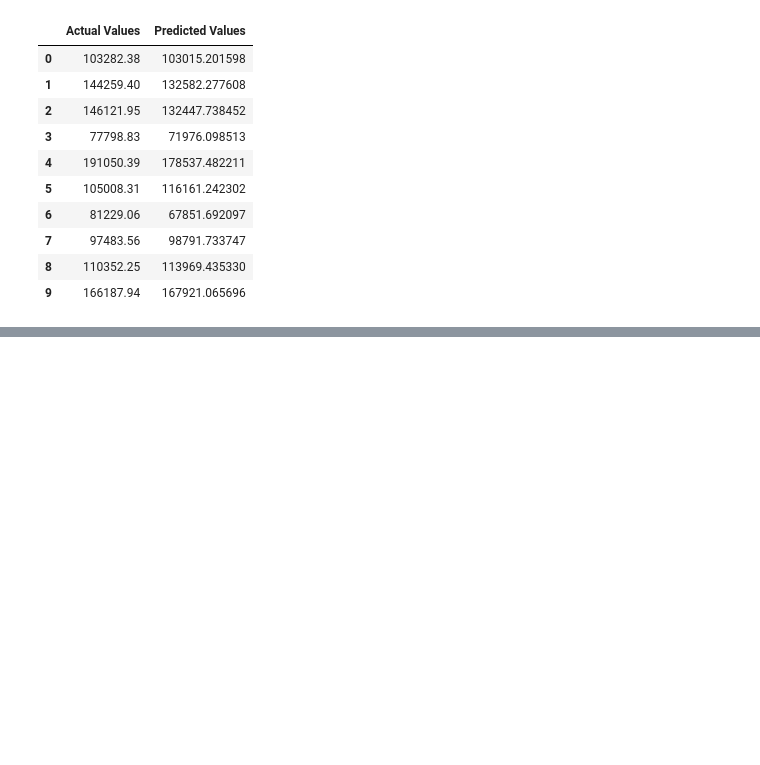
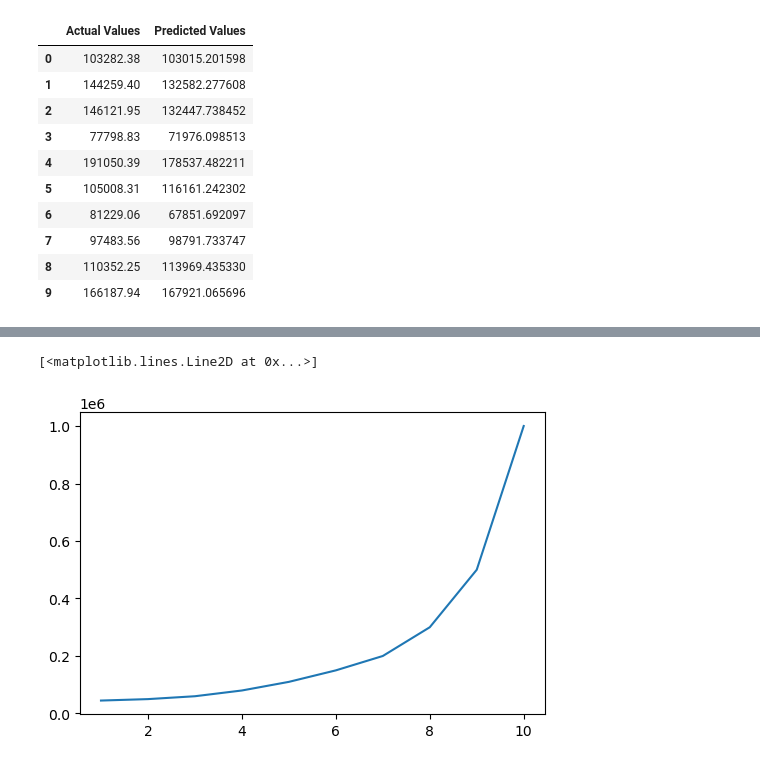
Before and after one commit to celiahc823/Multiple-Regression-and-Polynomial-Regression, a Jupyter notebook: Multiple_and_Polynomial_Regression.ipynb, the cells around one changed output, grey strips where cells are left out. Saved outputs shown, nothing was run; the diff lists cells and outputs as text; code cells hidden in the pictures; blank space fills up the shorter version.

```diff
--- a/Multiple_and_Polynomial_Regression.ipynb
+++ b/Multiple_and_Polynomial_Regression.ipynb
@@ -201,0 +206,3 @@ test_df
+# %%
+df = pd.read_csv('Position_Salaries.csv')
+df
@@ -201,0 +221,6 @@ test_df
+# %%
+plt.figure(dpi = 100)
+plt.plot(df['Level'], df['Salary'])
+# %% [output]
+[<matplotlib.lines.Line2D at 0x...>]
+[figure, added]
```
Also changed, not shown: parts of 25 cells of this notebook.
